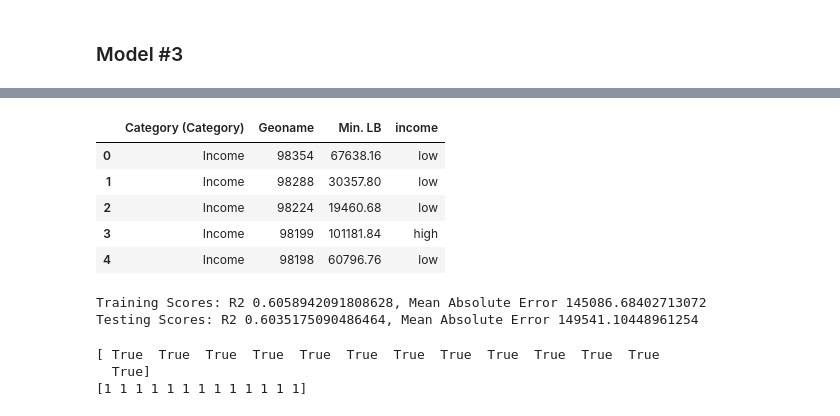
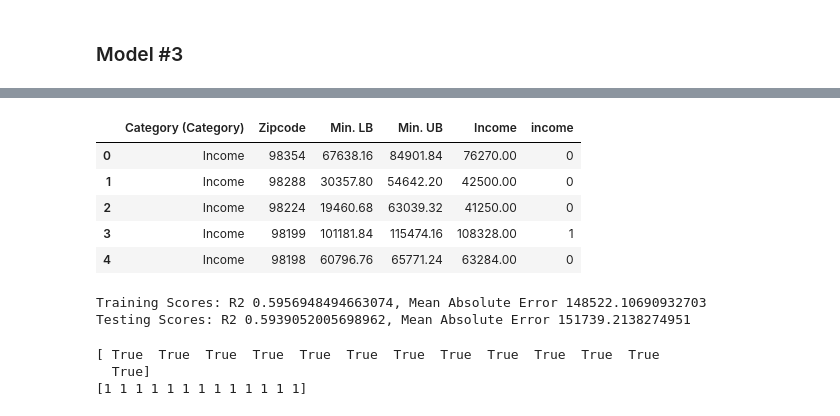
Before and after one commit to clreiner/KingCountyHousingProject, a Jupyter notebook: KingCountyHomes.ipynb, the cells around one changed output, grey strips where cells are left out. Drawn from its saved outputs; the diff is of its cells as text; code cells hidden in the pictures.

```diff
--- a/KingCountyHomes.ipynb
+++ b/KingCountyHomes.ipynb
@@ -219,6 +261,6 @@ There are a lot of zipcodes- the use of onehotencoding with them will likely be
 # %%
 #import dataset of King county zipcode and avg incomes
-data2 = pd.read_csv('data/zip-income.csv')
+data2 = pd.read_csv('data/zipcode-income.csv')
 print(data2.head())
 data2.describe()
 # %% [output]
@@ -240,16 +302,16 @@ data2.describe()
 # %%
 # create new column "income" that categorizes income into "low", "mid-low", "mid-high" and 'high' based on quartiles
-data2['income'] = np.where(data2['Min. LB']<83000, 'low',
-                          np.where((data2['Min. LB']>=83000) & (data2['Min. LB']<100000), 'medium',
-                                  np.where(data2['Min. LB'] > 120000, 'very_high', 'high')))
+data2['income'] = np.where(data2['Income']<79000, '0',
+                          np.where((data2['Income']>=79000) & (data2['Income']<120000), '1',
+                                  np.where(data2['Income'] > 140000, '3', '2')))
 
 data2.head()
 # %% [output]
-|  | Category (Category) | Geoname | Min. LB | income |
-| 0 | Income | 98354 | 67638.16 | low |
-| 1 | Income | 98288 | 30357.80 | low |
-| 2 | Income | 98224 | 19460.68 | low |
-| 3 | Income | 98199 | 101181.84 | high |
-| 4 | Income | 98198 | 60796.76 | low |
+|  | Category (Category) | Zipcode | Min. LB | Min. UB | Income | income |
+| 0 | Income | 98354 | 67638.16 | 84901.84 | 76270.00 | 0 |
+| 1 | Income | 98288 | 30357.80 | 54642.20 | 42500.00 | 0 |
+| 2 | Income | 98224 | 19460.68 | 63039.32 | 41250.00 | 0 |
+| 3 | Income | 98199 | 101181.84 | 115474.16 | 108328.00 | 1 |
+| 4 | Income | 98198 | 60796.76 | 65771.24 | 63284.00 | 0 |
 # %%
 #add the income column to the main dataset by maping zipcode to a dictionary of zipcodes and income levels
@@ -257,8 +319,8 @@ zip_income = dict(zip(data2['Geoname'],data2['income']))
 data['income'] = data['zipcode'].map(zip_income)
 # %%
 # run the model using the income column instead of zipcode
-categoricals = ['waterfront', 'income', 'renovated']
-continuous = ['sqft_lot',  'sqft_lot15', 'sqft_living15', 'sqft_above', 'sqft_basement',
+categoricals = ['waterfront', 'renovated']
+continuous = [ 'income', 'sqft_lot',  'sqft_lot15', 'sqft_living15', 'sqft_above', 'sqft_basement',
               'yr_built', 'condition', 'price', 'bedrooms', 'floors', 'bathrooms']
 cat_data = data[categoricals]
 cont_data = data[continuous]
@@ -288,8 +350,8 @@ mae_test = mean_absolute_error(y_test, y_test_pred)
 print(f'Training Scores: R2 {R2_train}, Mean Absolute Error {mae_train}')
 print(f'Testing Scores: R2 {R2_test}, Mean Absolute Error {mae_test}')
 # %% [output]
-Training Scores: R2 0.6058942091808628, Mean Absolute Error 145086.68402713072
-Testing Scores: R2 0.6035175090486464, Mean Absolute Error 149541.10448961254
+Training Scores: R2 0.5956948494663074, Mean Absolute Error 148522.10690932703
+Testing Scores: R2 0.5939052005698962, Mean Absolute Error 151739.2138274951
 # %%
 y_data = y
 X_data = X
```
Also changed, not shown: parts of 10 cells of this notebook.
